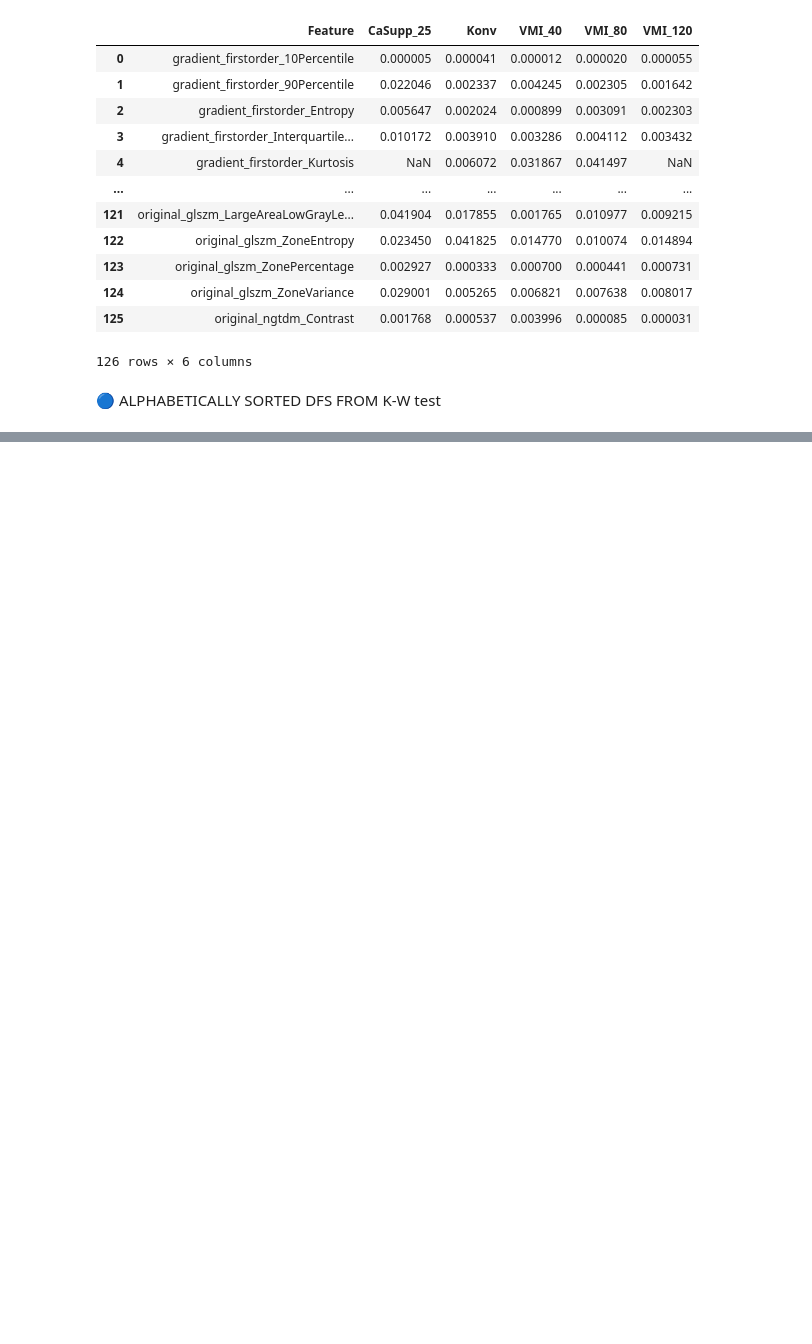
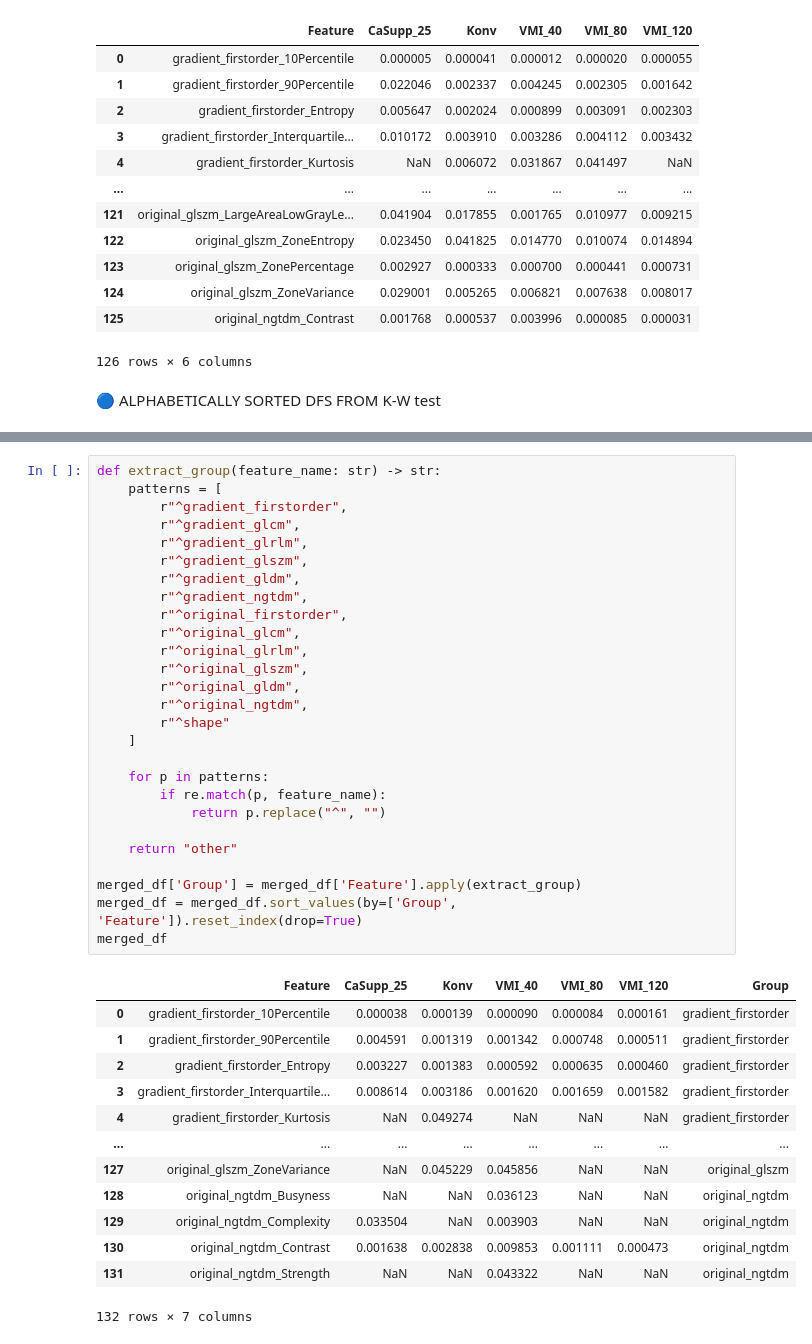
Before and after one commit to lukas1110/Analysis-of-multiple-myelomas-from-dual-CT, a Jupyter notebook: data_analysis/significant_analysis_features_clinical.ipynb, the cells around one changed output, grey strips where cells are left out. Drawn from its saved outputs; the diff is of its cells as text; blank space fills up the shorter version.

```diff
--- a/data_analysis/significant_analysis_features_clinical.ipynb
+++ b/data_analysis/significant_analysis_features_clinical.ipynb
@@ -348,3 +349,44 @@ merged_df
 | 130 | original_ngtdm_Contrast | 0.001638 | 0.002838 | 0.009853 | 0.001111 | 0.000473 |
 | 131 | original_ngtdm_Strength | NaN | NaN | 0.043322 | NaN | NaN |
 132 rows × 6 columns
+# %%
+def extract_group(feature_name: str) -> str:
+    patterns = [
+        r"^gradient_firstorder",
+        r"^gradient_glcm",
+        r"^gradient_glrlm",
+        r"^gradient_glszm",
+        r"^gradient_gldm",
+        r"^gradient_ngtdm",
+        r"^original_firstorder",
+        r"^original_glcm",
+        r"^original_glrlm",
+        r"^original_glszm",
+        r"^original_gldm",
+        r"^original_ngtdm",
+        r"^shape"
+    ]
+
+    for p in patterns:
+        if re.match(p, feature_name):
+            return p.replace("^", "")
+
+    return "other"
+
+merged_df['Group'] = merged_df['Feature'].apply(extract_group)
+merged_df = merged_df.sort_values(by=['Group', 'Feature']).reset_index(drop=True)
+merged_df
+# %% [output]
+|  | Feature | CaSupp_25 | Konv | VMI_40 | VMI_80 | VMI_120 | Group |
+| 0 | gradient_firstorder_10Percentile | 0.000038 | 0.000139 | 0.000090 | 0.000084 | 0.000161 | gradient_firstorder |
+| 1 | gradient_firstorder_90Percentile | 0.004591 | 0.001319 | 0.001342 | 0.000748 | 0.000511 | gradient_firstorder |
+| 2 | gradient_firstorder_Entropy | 0.003227 | 0.001383 | 0.000592 | 0.000635 | 0.000460 | gradient_firstorder |
+| 3 | gradient_firstorder_Interquartile... | 0.008614 | 0.003186 | 0.001620 | 0.001659 | 0.001582 | gradient_firstorder |
+| 4 | gradient_firstorder_Kurtosis | NaN | 0.049274 | NaN | NaN | NaN | gradient_firstorder |
+| ... | ... | ... | ... | ... | ... | ... | ... |
+| 127 | original_glszm_ZoneVariance | NaN | 0.045229 | 0.045856 | NaN | NaN | original_glszm |
+| 128 | original_ngtdm_Busyness | NaN | NaN | 0.036123 | NaN | NaN | original_ngtdm |
+| 129 | original_ngtdm_Complexity | 0.033504 | NaN | 0.003903 | NaN | NaN | original_ngtdm |
+| 130 | original_ngtdm_Contrast | 0.001638 | 0.002838 | 0.009853 | 0.001111 | 0.000473 | original_ngtdm |
+| 131 | original_ngtdm_Strength | NaN | NaN | 0.043322 | NaN | NaN | original_ngtdm |
+132 rows × 7 columns
```
Also changed, not shown: parts of 4 cells of this notebook, 2 other files.
